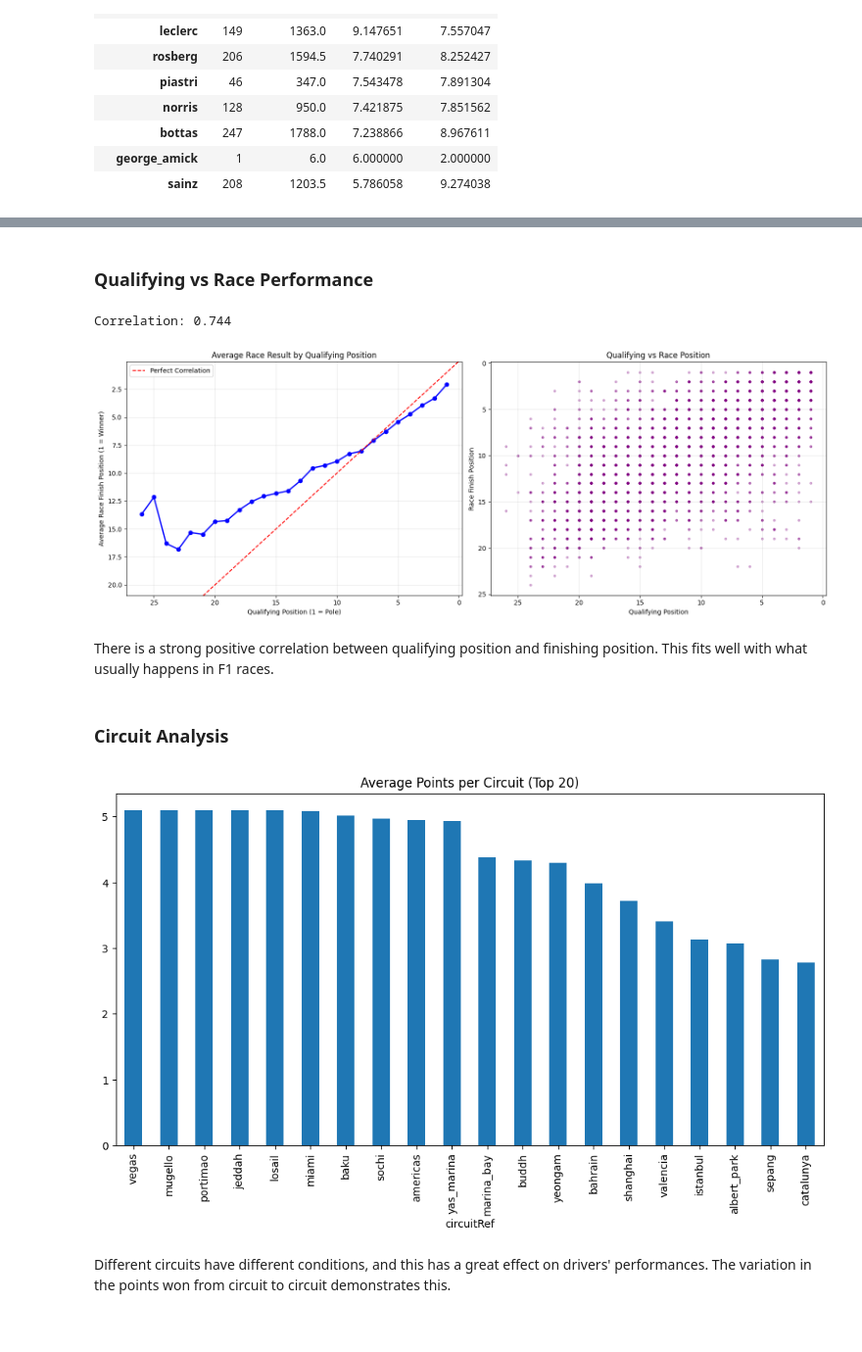
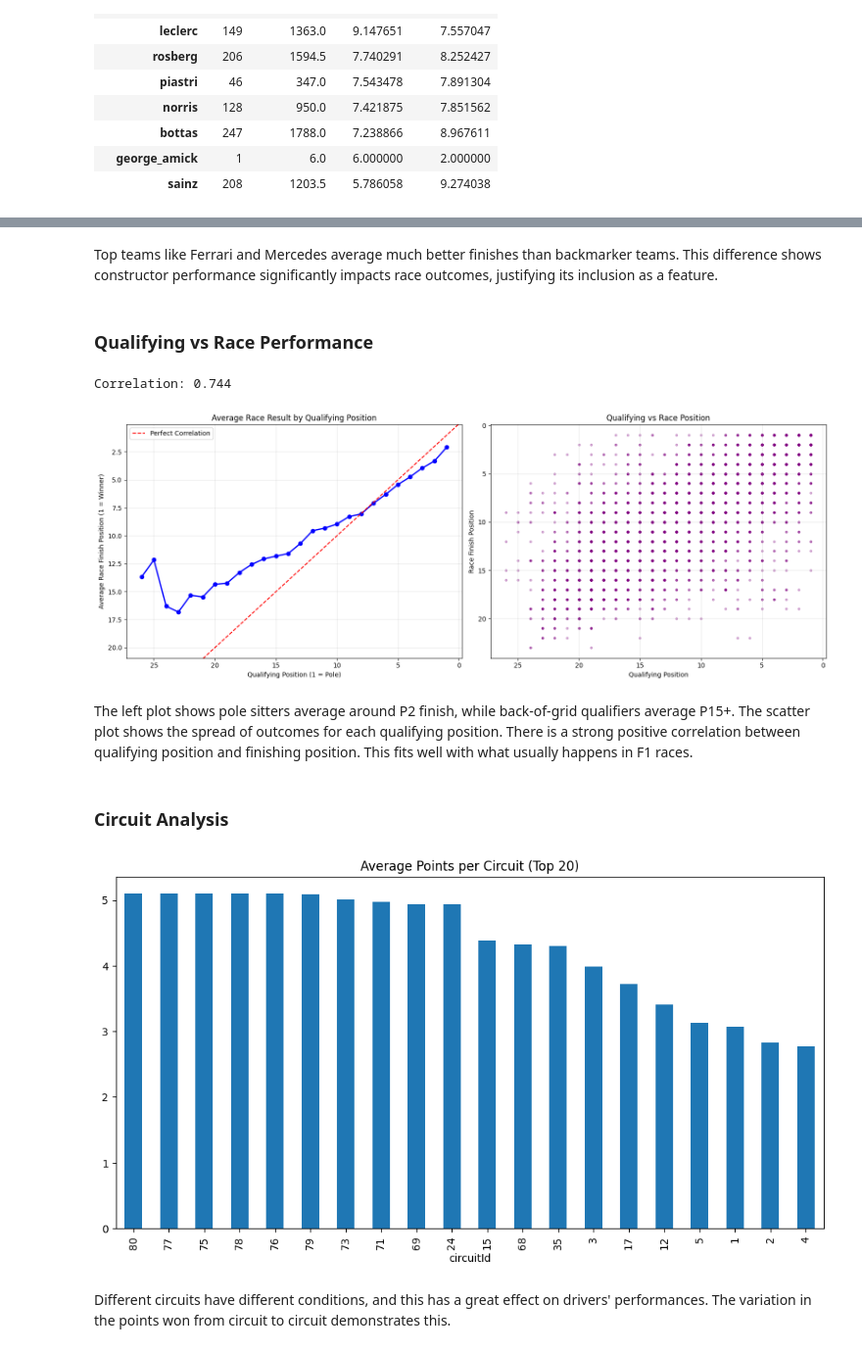
Before and after one commit to noelleketoo/F1-Racing-Analysis, a Jupyter notebook: analysis.ipynb, the cells around one changed output, grey strips where cells are left out. Shown: that part at 98% size. Drawn from its saved outputs; the diff is of its cells as text; code cells hidden in the pictures.

```diff
--- a/analysis.ipynb
+++ b/analysis.ipynb
@@ -72,23 +99,25 @@ results.head()
 
 Merge datasets to combine race results with qualifying, driver info, circuits, and constructor data.
 # %%
-df = results.copy().drop(columns=['position', 'positionText']).rename(columns={'positionOrder': 'position'})
+df = results.copy().drop(columns=['position']).rename(columns={'positionOrder': 'position'})
 
 qual = qualifying[['raceId', 'driverId', 'position']].rename(columns={'position': 'qualifying_position'})
 df = pd.merge(df, qual, on=['raceId', 'driverId'], how='left')
 
 races_circuits = pd.merge(races, circuits[['circuitId', 'circuitRef', 'name', 'country']], on='circuitId', how='left')
-df = pd.merge(df, races_circuits[['raceId', 'year', 'round', 'circuitRef', 'country']], on='raceId', how='left')
+df = pd.merge(df, races_circuits[['raceId', 'year', 'round', 'circuitId', 'circuitRef', 'country']], on='raceId', how='left')
 
-drivers_df = drivers[['driverId', 'driverRef', 'nationality']].rename(columns={"nationality": "driver_nationality"})
+drivers_df = drivers[['driverId', 'driverRef']]
 df = pd.merge(df, drivers_df, on='driverId', how='left')
 
-constructors_df = constructors[['constructorId', 'name', 'nationality']].rename(columns={'name': 'constructor_name', 'nationality': 'constructor_nationality'})
+constructors_df = constructors[['constructorId', 'name']].rename(columns={'name': 'constructor_name'})
 df = pd.merge(df, constructors_df, on='constructorId', how='left')
 
-cs = constructor_standings[["raceId", "constructorId", "points", "position", "wins"]]
-cs = cs.rename(columns={"points": "constructor_points_standings", "position": "constructor_champ_position", "wins": "constructor_wins_season"})
-df = df.merge(cs, on=["raceId", "constructorId"], how="left")
+# Drop all post race results except the ones we are trying to predict
+df = df.drop(columns=['positionText', 'laps', 'time', 'milliseconds', 'fastestLap', 'fastestLapTime', 'fastestLapSpeed', 'rank', 'statusId'])
+
+# Number is irrelevant for prediction
+df = df.drop(columns=['number'])
 
 df.head()
 # %% [output]
@@ -105,8 +133,8 @@ Make sure that the numeric columns are actually numeric, and filter out the clea
 # %%
 numeric_cols_to_convert = [
     "position", "grid", "points", "qualifying_position",
-    "constructor_points_standings", "constructor_champ_position",
-    "constructor_wins_season", "year", "round"
+    "year", "round", "circuitId", "resultId", "raceId",
+    "driverId", "constructorId"
 ]
 
 for col in numeric_cols_to_convert:
@@ -149,12 +176,5 @@ Similarly from general F1 knowledge, constructor points, positions, and wins are
 # %%
 df['qualifying_position'] = df['qualifying_position'].fillna(20)
 
-df['constructor_points_standings'] = df['constructor_points_standings'].fillna(0)
-
-max_champ_pos = df['constructor_champ_position'].max()
-df['constructor_champ_position'] = df['constructor_champ_position'].fillna(max_champ_pos)
-
-df['constructor_wins_season'] = df['constructor_wins_season'].fillna(0)
-
 df.isna().sum()
 # %% [output]
@@ -346,3 +376,5 @@ constructor_summary.head(10)
+# %% [markdown]
+Top teams like Ferrari and Mercedes average much better finishes than backmarker teams. This difference shows constructor performance significantly impacts race outcomes, justifying its inclusion as a feature.
 # %% [markdown]
 ### Qualifying vs Race Performance
 # %%
@@ -388,20 +420,20 @@ plt.tight_layout()
 plt.show()
 # %% [output]
 Correlation: 0.744
-[figure, old version]
+[figure, new version]
 # %% [markdown]
-There is a strong positive correlation between qualifying position and finishing position. This fits well with what usually happens in F1 races.
+The left plot shows pole sitters average around P2 finish, while back-of-grid qualifiers average P15+. The scatter plot shows the spread of outcomes for each qualifying position. There is a strong positive correlation between qualifying position and finishing position. This fits well with what usually happens in F1 races.
 # %% [markdown]
 ### Circuit Analysis
 # %%
-circuit_points = df.groupby('circuitRef')['points'].mean().sort_values(ascending=False)
+circuit_points = df.groupby('circuitId')['points'].mean().sort_values(ascending=False)
 
 plt.figure(figsize=(12,6))
 circuit_points.head(20).plot(kind='bar')
 plt.title("Average Points per Circuit (Top 20)")
 plt.show()
 # %% [output]
-[figure, old version]
+[figure, new version]
 # %% [markdown]
 Different circuits have different conditions, and this has a great effect on drivers' performances. The variation in the points won from circuit to circuit demonstrates this.
 # %% [markdown]
```
Also changed, not shown: parts of 51 cells of this notebook, 1 other file.
